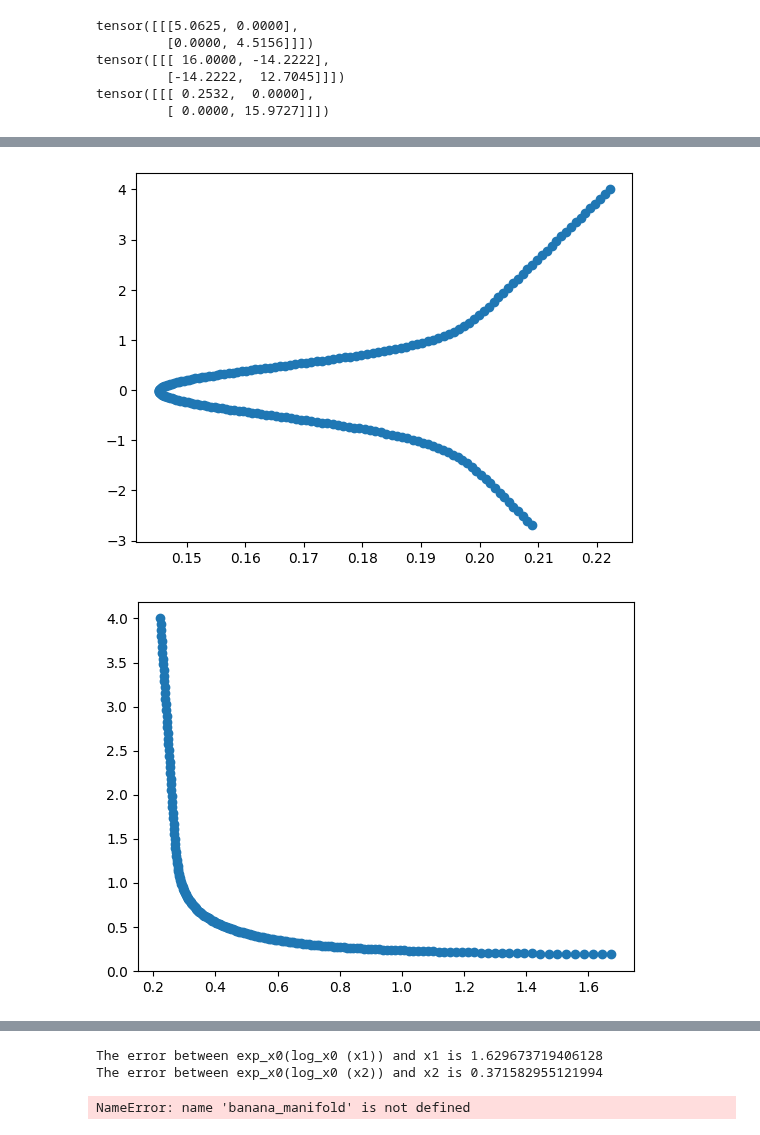
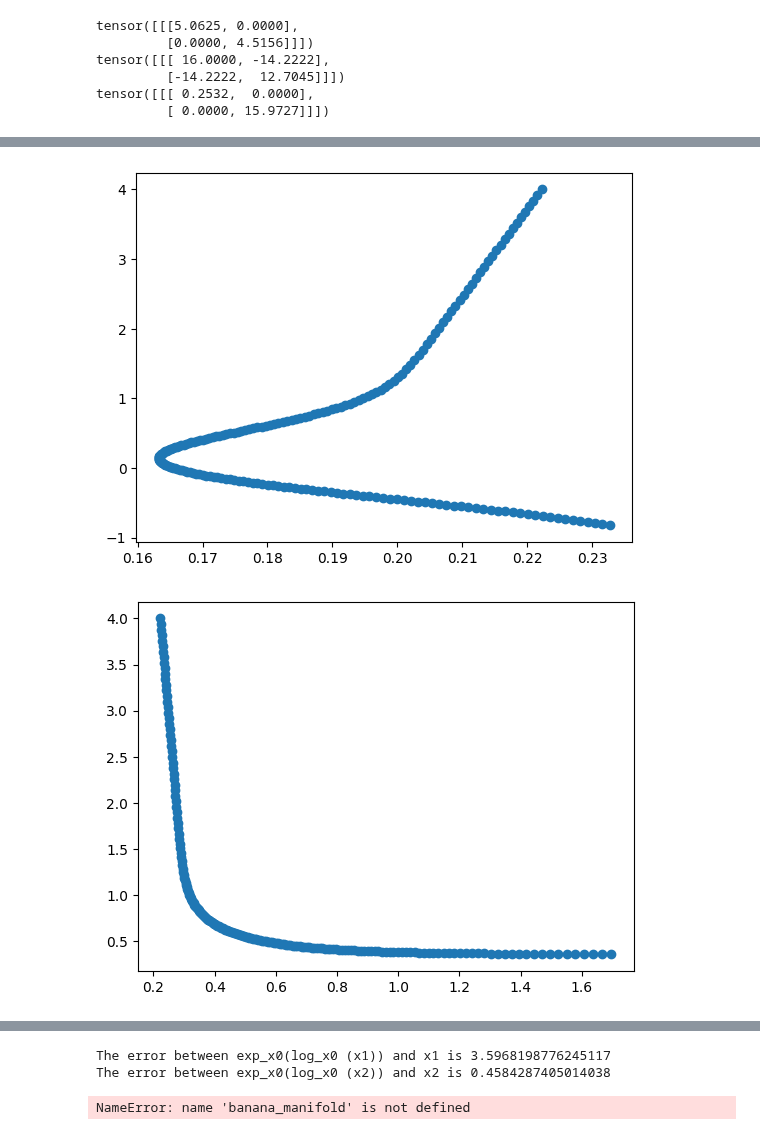
Before and after one commit to GBATZOLIS/Score-Based-Pullback-Riemannian-Geometry, a Jupyter notebook: double_quadratic_banana.ipynb, the cells around one changed output, grey strips where cells are left out. Drawn from its saved outputs; the diff is of its cells as text; code cells hidden in the pictures.

```diff
--- a/double_quadratic_banana.ipynb
+++ b/double_quadratic_banana.ipynb
@@ -85,8 +133,8 @@ KeyboardInterrupt:
 # %%
 # test logarithmic mapping
 
-logarithmic_x0_x1 = double_banana_manifold.log(x0,x1[None], L=L, tol=tol, max_iter=max_iter, step_size=step_size)[0].detach().numpy()
-logarithmic_x0_x2 = double_banana_manifold.log(x0,x2[None], L=L, tol=tol, max_iter=max_iter, step_size=step_size)[0].detach().numpy()
+logarithmic_x0_x1 = double_banana_manifold.log(x0,x1[None])[0].detach().numpy()
+logarithmic_x0_x2 = double_banana_manifold.log(x0,x2[None])[0].detach().numpy()
 
 plt.contour(x_grid, y_grid, density_banana)
 plt.arrow(x0[0], x0[1], logarithmic_x0_x1[0], logarithmic_x0_x1[1], head_width=0.2, color="orange")
@@ -130,19 +171,19 @@ Epoch 19000, Loss 0.07281696796417236 | Validation: 0.005230171320393471
 # %%
 # test exponential mapping
-exponential_to_x1 = double_banana_manifold.exp(x0,torch.tensor(logarithmic_x0_x1)[None], L=2*L, tol=1e-4)[0].detach().numpy()
-exponential_to_x2 = double_banana_manifold.exp(x0,torch.tensor(logarithmic_x0_x2)[None], L=2*L, tol=1e-4)[0].detach().numpy()
+exponential_to_x1 = double_banana_manifold.exp(x0,torch.tensor(logarithmic_x0_x1)[None])[0].detach().numpy()
+exponential_to_x2 = double_banana_manifold.exp(x0,torch.tensor(logarithmic_x0_x2)[None])[0].detach().numpy()
 # exponential_to_x2 = double_banana_manifold.exp(x0,torch.tensor(logarithmic_x0_x2)[None])[0].detach().numpy()
 
 plt.contour(x_grid, y_grid, density_banana)
 plt.scatter(x0[0], x0[1])
 plt.arrow(x0[0], x0[1], logarithmic_x0_x1[0], logarithmic_x0_x1[1], head_width=0.2)
 plt.arrow(x0[0], x0[1], logarithmic_x0_x2[0], logarithmic_x0_x2[1], head_width=0.2)
 plt.scatter(exponential_to_x1[0], exponential_to_x1[1], color="orange")
 plt.scatter(exponential_to_x2[0], exponential_to_x2[1], color="green")
 plt.savefig("results/quadratic_double_banana/exponential.eps")
 plt.show()
 print(f"The error between exp_x0(log_x0 (x1)) and x1 is {torch.norm(torch.tensor(exponential_to_x1) - x1)}")
 print(f"The error between exp_x0(log_x0 (x2)) and x2 is {torch.norm(torch.tensor(exponential_to_x2) - x2)}")
 # %% [output]
-[figure, old version]
+[figure, new version]
-[figure, old version]
+[figure, new version]
@@ -150,5 +191,5 @@ print(f"The error between exp_x0(log_x0 (x2)) and x2 is {torch.norm(torch.tensor
-The error between exp_x0(log_x0 (x1)) and x1 is 1.629673719406128
-The error between exp_x0(log_x0 (x2)) and x2 is 0.371582955121994
+The error between exp_x0(log_x0 (x1)) and x1 is 3.5968198776245117
+The error between exp_x0(log_x0 (x2)) and x2 is 0.4584287405014038
 # %%
 # test distance
 l2_distance = torch.norm(x0 - x1)
```
Also changed, not shown: parts of 5 cells of this notebook, 13 other files.
